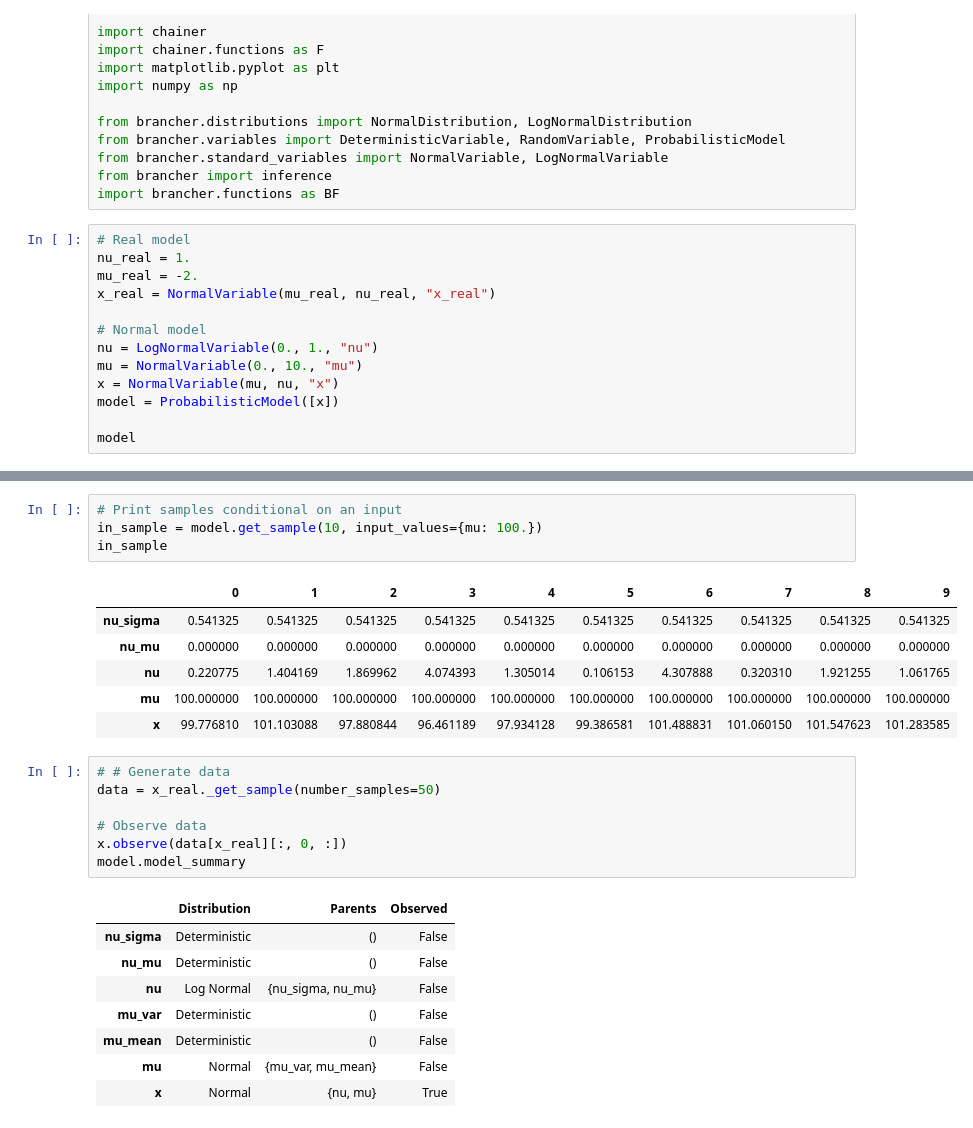
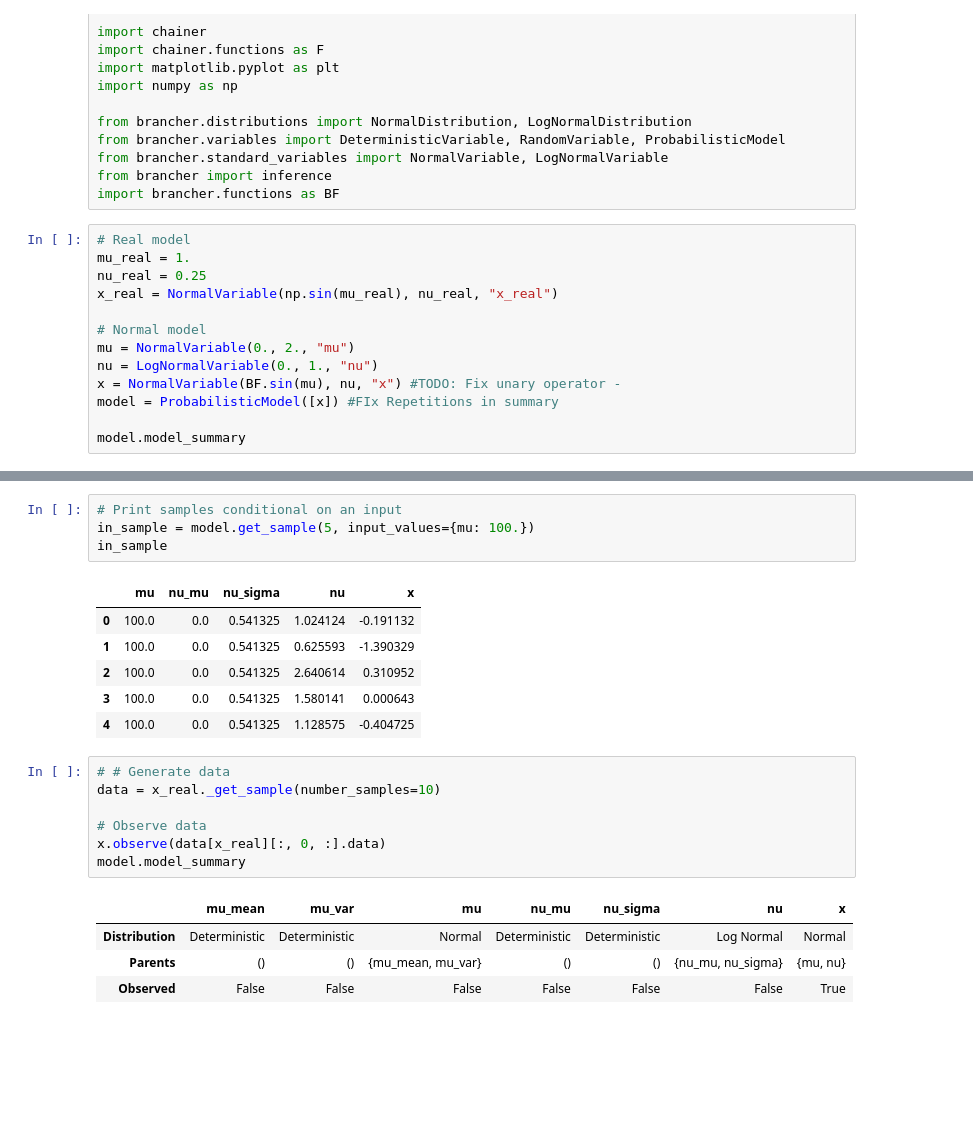
Before and after one commit to LucaAmbrogioni/Brancher, a Jupyter notebook: examples/notebooks/Intro.ipynb, the cells around one changed output, grey strips where cells are left out. Saved outputs shown, nothing was run; the diff lists cells and outputs as text; blank space fills up the shorter version.

```diff
--- a/examples/notebooks/Intro.ipynb
+++ b/examples/notebooks/Intro.ipynb
@@ -15,15 +15,15 @@ from brancher import inference
 import brancher.functions as BF
 # %%
 # Real model
-nu_real = 1.
-mu_real = -2.
-x_real = NormalVariable(mu_real, nu_real, "x_real")
+mu_real = 1.
+nu_real = 0.25
+x_real = NormalVariable(np.sin(mu_real), nu_real, "x_real")
 
 # Normal model
+mu = NormalVariable(0., 2., "mu")
 nu = LogNormalVariable(0., 1., "nu")
-mu = NormalVariable(0., 10., "mu")
-x = NormalVariable(mu, nu, "x")
-model = ProbabilisticModel([x])
+x = NormalVariable(BF.sin(mu), nu, "x") #TODO: Fix unary operator -
+model = ProbabilisticModel([x]) #FIx Repetitions in summary
 
-model
+model.model_summary
 # %% [output]
@@ -51,29 +56,25 @@ x_sample
 # %%
 # Print samples conditional on an input
-in_sample = model.get_sample(10, input_values={mu: 100.})
+in_sample = model.get_sample(5, input_values={mu: 100.})
 in_sample
 # %% [output]
-|  | 0 | 1 | 2 | 3 | 4 | 5 | 6 | 7 | 8 | 9 |
-| nu_sigma | 0.541325 | 0.541325 | 0.541325 | 0.541325 | 0.541325 | 0.541325 | 0.541325 | 0.541325 | 0.541325 | 0.541325 |
-| nu_mu | 0.000000 | 0.000000 | 0.000000 | 0.000000 | 0.000000 | 0.000000 | 0.000000 | 0.000000 | 0.000000 | 0.000000 |
-| nu | 0.220775 | 1.404169 | 1.869962 | 4.074393 | 1.305014 | 0.106153 | 4.307888 | 0.320310 | 1.921255 | 1.061765 |
-| mu | 100.000000 | 100.000000 | 100.000000 | 100.000000 | 100.000000 | 100.000000 | 100.000000 | 100.000000 | 100.000000 | 100.000000 |
-| x | 99.776810 | 101.103088 | 97.880844 | 96.461189 | 97.934128 | 99.386581 | 101.488831 | 101.060150 | 101.547623 | 101.283585 |
+|  | mu | nu_mu | nu_sigma | nu | x |
+| 0 | 100.0 | 0.0 | 0.541325 | 1.024124 | -0.191132 |
+| 1 | 100.0 | 0.0 | 0.541325 | 0.625593 | -1.390329 |
+| 2 | 100.0 | 0.0 | 0.541325 | 2.640614 | 0.310952 |
+| 3 | 100.0 | 0.0 | 0.541325 | 1.580141 | 0.000643 |
+| 4 | 100.0 | 0.0 | 0.541325 | 1.128575 | -0.404725 |
 # %%
 # # Generate data
-data = x_real._get_sample(number_samples=50)
+data = x_real._get_sample(number_samples=10)
 
 # Observe data
-x.observe(data[x_real][:, 0, :])
+x.observe(data[x_real][:, 0, :].data)
 model.model_summary
 # %% [output]
-|  | Distribution | Parents | Observed |
-| nu_sigma | Deterministic | () | False |
-| nu_mu | Deterministic | () | False |
-| nu | Log Normal | {nu_sigma, nu_mu} | False |
-| mu_var | Deterministic | () | False |
-| mu_mean | Deterministic | () | False |
-| mu | Normal | {mu_var, mu_mean} | False |
-| x | Normal | {nu, mu} | True |
+|  | mu_mean | mu_var | mu | nu_mu | nu_sigma | nu | x |
+| Distribution | Deterministic | Deterministic | Normal | Deterministic | Deterministic | Log Normal | Normal |
+| Parents | () | () | {mu_mean, mu_var} | () | () | {nu_mu, nu_sigma} | {mu, nu} |
+| Observed | False | False | False | False | False | False | True |
 # %%
 # Variational model
```
Also changed, not shown: parts of 11 cells of this notebook.
